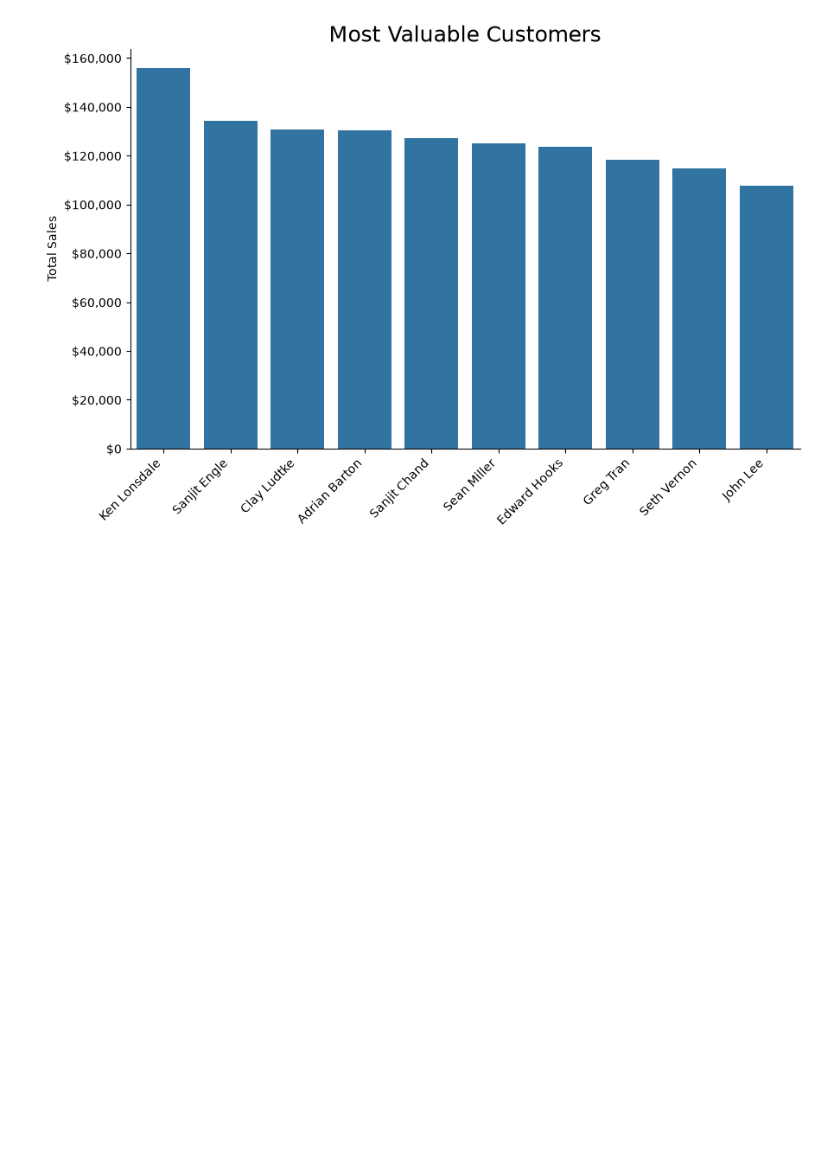
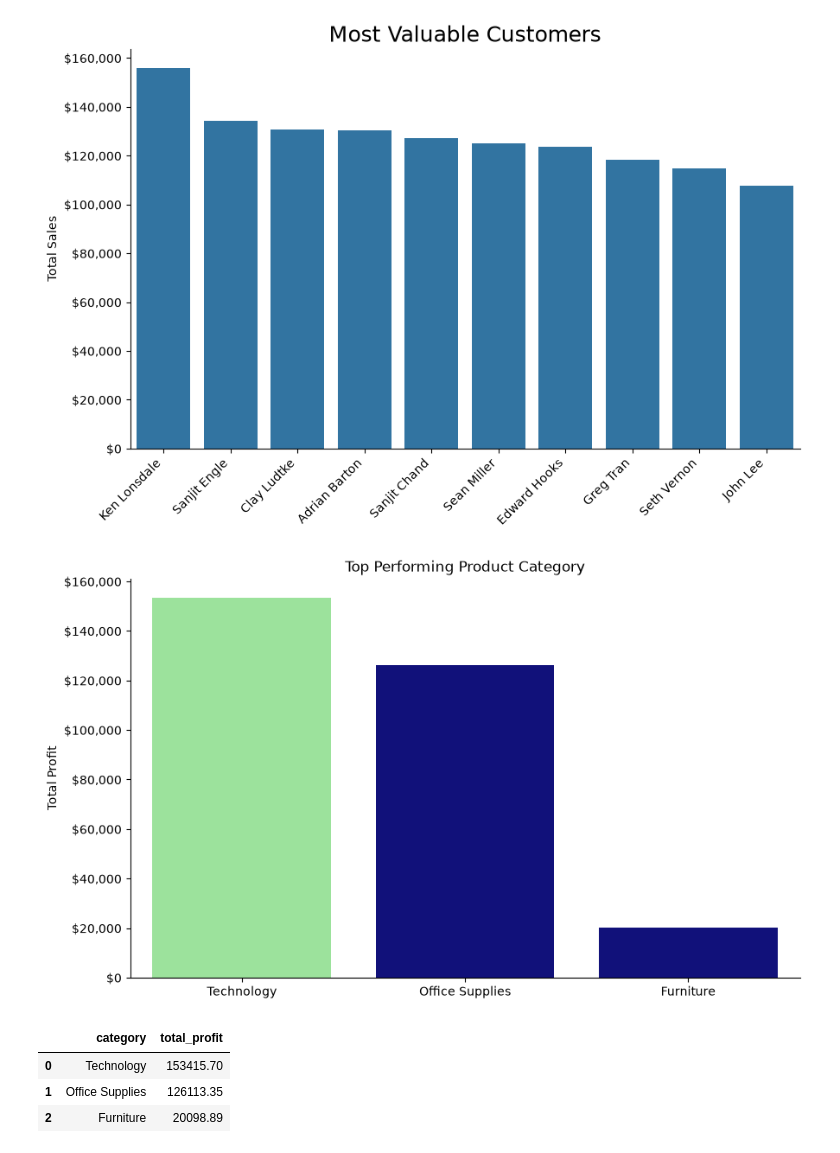
Before and after one commit to JishGorft/CY_DA_Mod3, a Jupyter notebook: Week4/notebooks/superstore_sales_workflow.ipynb, the cells around one changed output. Saved outputs shown, nothing was run; the diff lists cells and outputs as text; code cells hidden in the pictures; blank space fills up the shorter version.

```diff
--- a/Week4/notebooks/superstore_sales_workflow.ipynb
+++ b/Week4/notebooks/superstore_sales_workflow.ipynb
@@ -213,7 +213,8 @@ result2
 # %% [markdown]
 ### Which product categories and subcategories are the most profitable overall?
 # %%
-query3 = """SELECT
+query3 = """
+SELECT
     p.category as category,
     ROUND(SUM(od.profit), 2) AS total_profit
 FROM products p
@@ -445,0 +443,22 @@ plt.show()
+# %%
+# visualization three code here
+
+plt.figure(figsize=(10,6))
+colors = ["lightgreen", "darkblue", "darkblue"]
+sns.barplot(result3, x='category', y='total_profit', palette=colors, hue='category')
+ax = plt.gca()
+sns.despine()
+plt.title('Top Performing Product Category')
+plt.ylabel('Total Profit')
+plt.xlabel('')
+ax.yaxis.set_major_formatter(mticker.FuncFormatter(lambda x, _: f'${x:,.0f}'))
+plt.show()
+# %% [output]
+[figure, added]
+# %%
+result3
+# %% [output]
+|  | category | total_profit |
+| 0 | Technology | 153415.70 |
+| 1 | Office Supplies | 126113.35 |
+| 2 | Furniture | 20098.89 |
```
Also changed, not shown: parts of 3 cells of this notebook.
